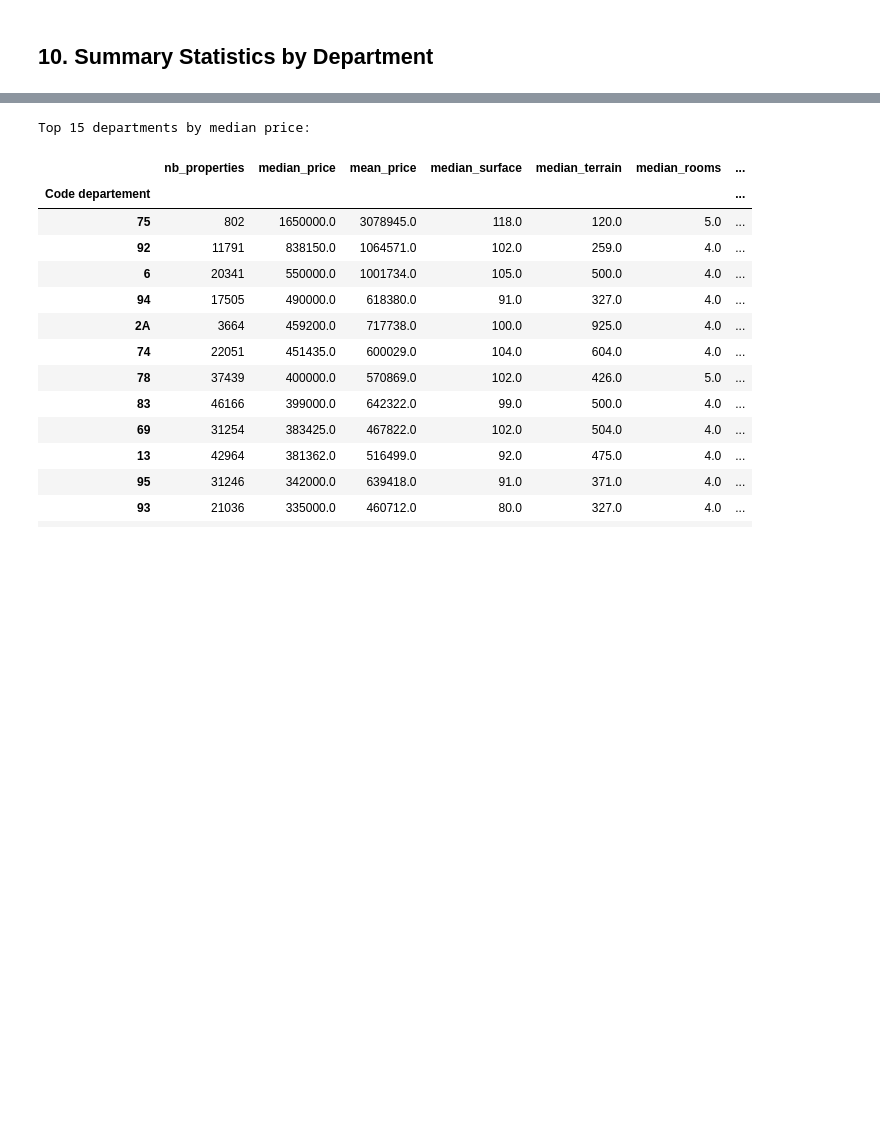
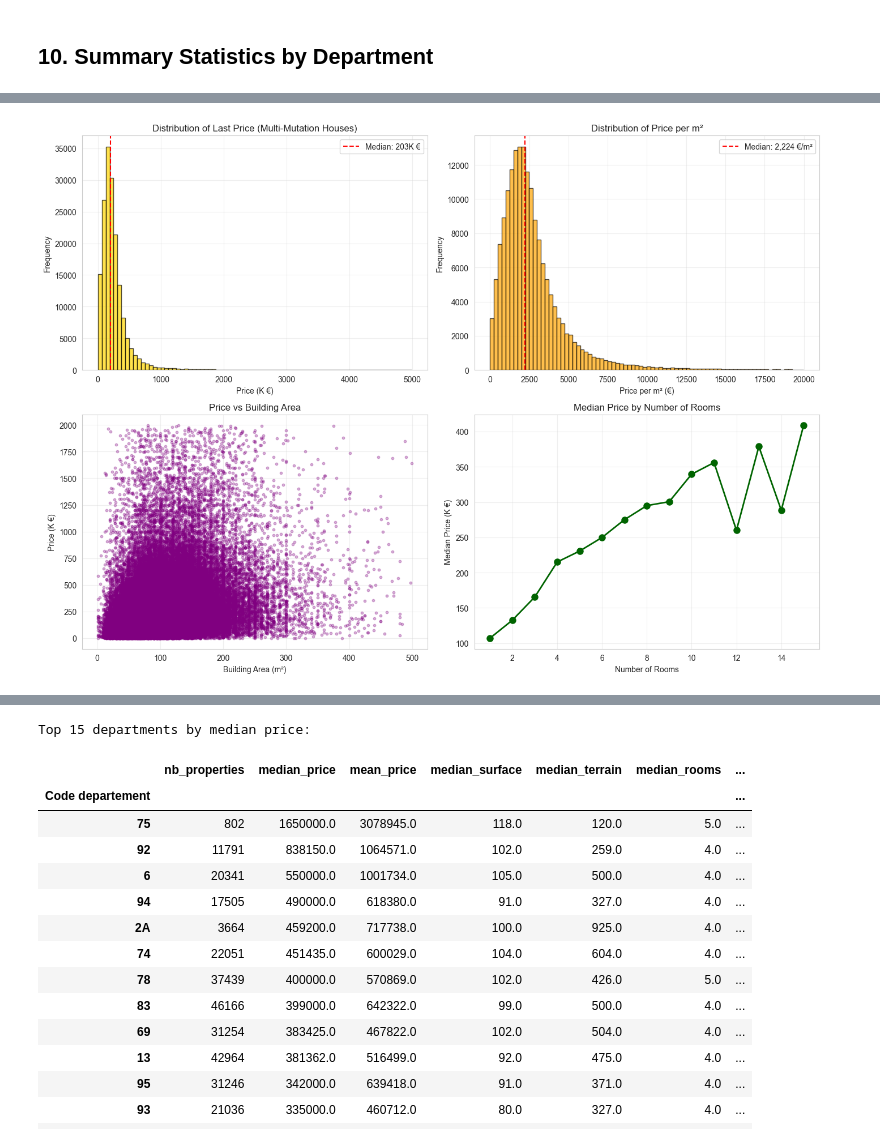
Before and after one commit to xvanausloos/ldi_dvf, a Jupyter notebook: notebooks/06_dvf_eda_france_cleaned.ipynb, the cells around one changed output, grey strips where cells are left out. Drawn from its saved outputs; the diff is of its cells as text; code cells hidden in the pictures; blank space fills up the shorter version.

```diff
--- a/notebooks/06_dvf_eda_france_cleaned.ipynb
+++ b/notebooks/06_dvf_eda_france_cleaned.ipynb
@@ -526,0 +942,76 @@ plt.show()
+# %%
+# EDA: Price Analysis
+print("=" * 70)
+print("EDA: PRICE ANALYSIS")
+print("=" * 70)
+
+price_data = multi_mutation_filtered['last_price'].dropna()
+price_valid = price_data[(price_data > 0) & (price_data < 5000000)]  # Filter outliers
+
+print(f"\nTotal houses with price data: {len(price_data):,}")
+print(f"Valid price data (0-5M €): {len(price_valid):,}")
+print(f"\nBasic Statistics (valid data):")
+print(f"  - Mean: {price_valid.mean():,.0f} €")
+print(f"  - Median: {price_valid.median():,.0f} €")
+print(f"  - Min: {price_valid.min():,.0f} €")
+print(f"  - Max: {price_valid.max():,.0f} €")
+print(f"  - Std: {price_valid.std():,.0f} €")
+
+# Price per m²
+price_m2_valid = multi_mutation_filtered['price_per_m2'].dropna()
+price_m2_valid = price_m2_valid[(price_m2_valid > 0) & (price_m2_valid < 20000)]
+print(f"\nPrice per m² Statistics:")
+print(f"  - Mean: {price_m2_valid.mean():,.0f} €/m²")
+print(f"  - Median: {price_m2_valid.median():,.0f} €/m²")
+
+# Visualization
+fig, axes = plt.subplots(2, 2, figsize=(14, 10))
+
+# Price histogram
+axes[0, 0].hist(price_valid / 1000, bins=80, edgecolor='black', alpha=0.7, color='gold')
+axes[0, 0].axvline(price_valid.median() / 1000, color='red', linestyle='--',
+                   label=f"Median: {price_valid.median()/1000:,.0f}K €")
+axes[0, 0].set_xlabel('Price (K €)')
+axes[0, 0].set_ylabel('Frequency')
+axes[0, 0].set_title('Distribution of Last Price (Multi-Mutation Houses)')
+axes[0, 0].legend()
+axes[0, 0].grid(True, alpha=0.3)
+
+# Price per m² histogram
+axes[0, 1].hist(price_m2_valid, bins=80, edgecolor='black', alpha=0.7, color='orange')
+axes[0, 1].axvline(price_m2_valid.median(), color='red', linestyle='--',
+                   label=f"Median: {price_m2_valid.median():,.0f} €/m²")
+axes[0, 1].set_xlabel('Price per m² (€)')
+axes[0, 1].set_ylabel('Frequency')
+axes[0, 1].set_title('Distribution of Price per m²')
+axes[0, 1].legend()
+axes[0, 1].grid(True, alpha=0.3)
+
+# Price vs Area scatter
+scatter_mask = (multi_mutation_filtered['Surface reelle bati'] > 0) & \
+               (multi_mutation_filtered['Surface reelle bati'] < 500) & \
+               (multi_mutation_filtered['last_price'] > 0) & \
+               (multi_mutation_filtered['last_price'] < 2000000)
+axes[1, 0].scatter(multi_mutation_filtered.loc[scatter_mask, 'Surface reelle bati'],
+                   multi_mutation_filtered.loc[scatter_mask, 'last_price'] / 1000,
+                   alpha=0.3, s=10, color='purple')
+axes[1, 0].set_xlabel('Building Area (m²)')
+axes[1, 0].set_ylabel('Price (K €)')
+axes[1, 0].set_title('Price vs Building Area')
+axes[1, 0].grid(True, alpha=0.3)
+
+# Price vs Rooms
+rooms_price_mask = (multi_mutation_filtered['Nombre pieces principales'] > 0) & \
+                   (multi_mutation_filtered['Nombre pieces principales'] <= 15) & \
+                   (multi_mutation_filtered['last_price'] > 0) & \
+                   (multi_mutation_filtered['last_price'] < 2000000)
+price_by_rooms = multi_mutation_filtered.loc[rooms_price_mask].groupby('Nombre pieces principales')['last_price'].median()
+axes[1, 1].plot(price_by_rooms.index, price_by_rooms.values / 1000, marker='o', linewidth=2, markersize=8, color='darkgreen')
+axes[1, 1].set_xlabel('Number of Rooms')
+axes[1, 1].set_ylabel('Median Price (K €)')
+axes[1, 1].set_title('Median Price by Number of Rooms')
+axes[1, 1].grid(True, alpha=0.3)
+
+plt.tight_layout()
+plt.show()
+# %% [output]
@@ -526,0 +1035 @@ plt.show()
+[figure, added]
```
Also changed, not shown: parts of 24 cells of this notebook, 1 other file.
